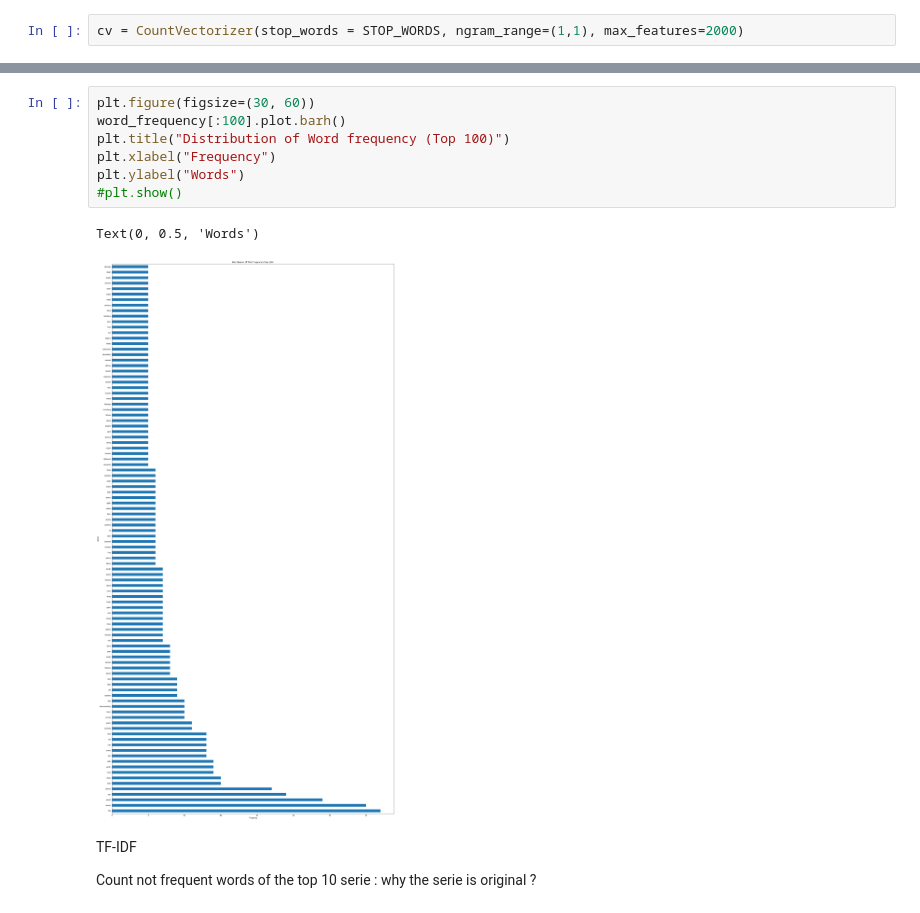
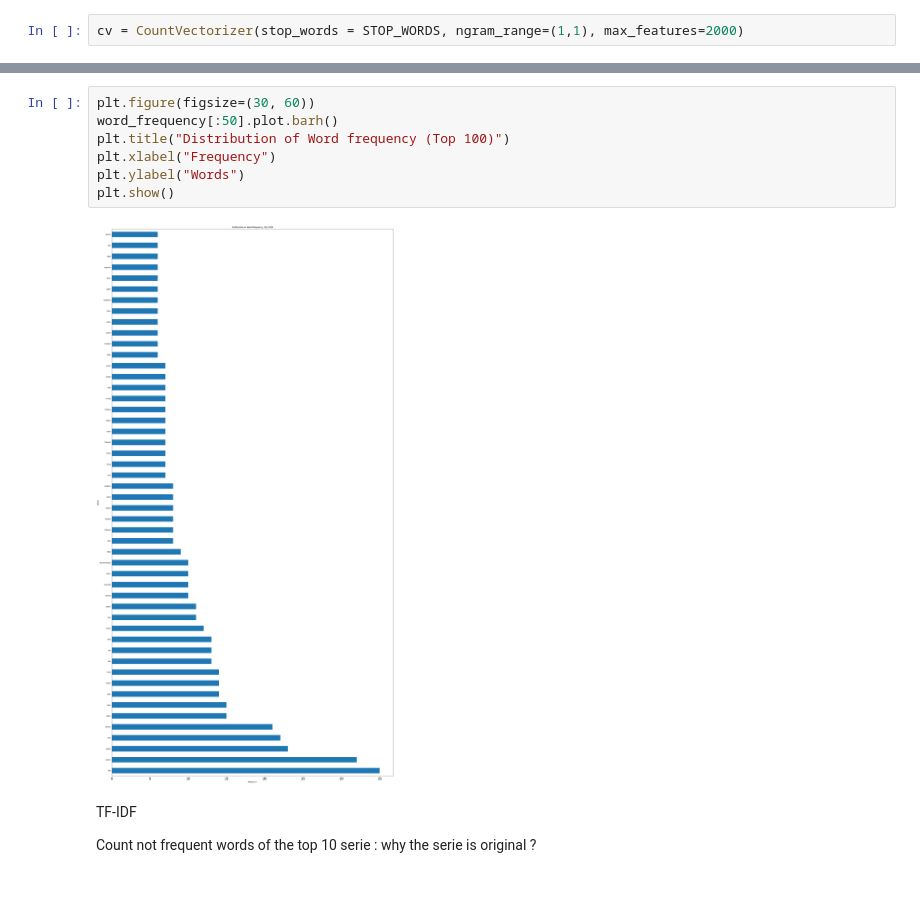
Before and after one commit to lstoESME/dt_Projet_Serie, a Jupyter notebook: codes/NLP/NLP.ipynb, the cells around one changed output, grey strips where cells are left out. Drawn from its saved outputs; the diff is of its cells as text.

```diff
--- a/codes/NLP/NLP.ipynb
+++ b/codes/NLP/NLP.ipynb
@@ -163,13 +163,12 @@ word_frequency = new_df_storylines.sum(axis=0).sort_values(ascending=False)
 # %%
 plt.figure(figsize=(30, 60))
-word_frequency[:100].plot.barh()
+word_frequency[:50].plot.barh()
 plt.title("Distribution of Word frequency (Top 100)")
 plt.xlabel("Frequency")
 plt.ylabel("Words")
-#plt.show()
+plt.show()
 # %% [output]
-Text(0, 0.5, 'Words')
-[figure, old version]
+[figure, new version]
 # %% [markdown]
 TF-IDF
 
```
Also changed, not shown: parts of 7 cells of this notebook, 3 other files.
